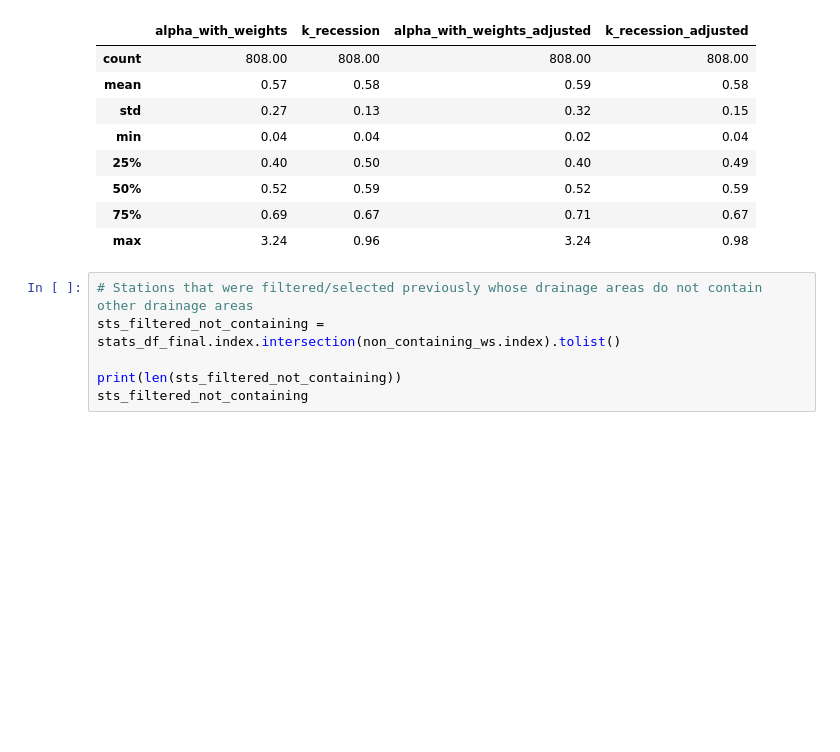
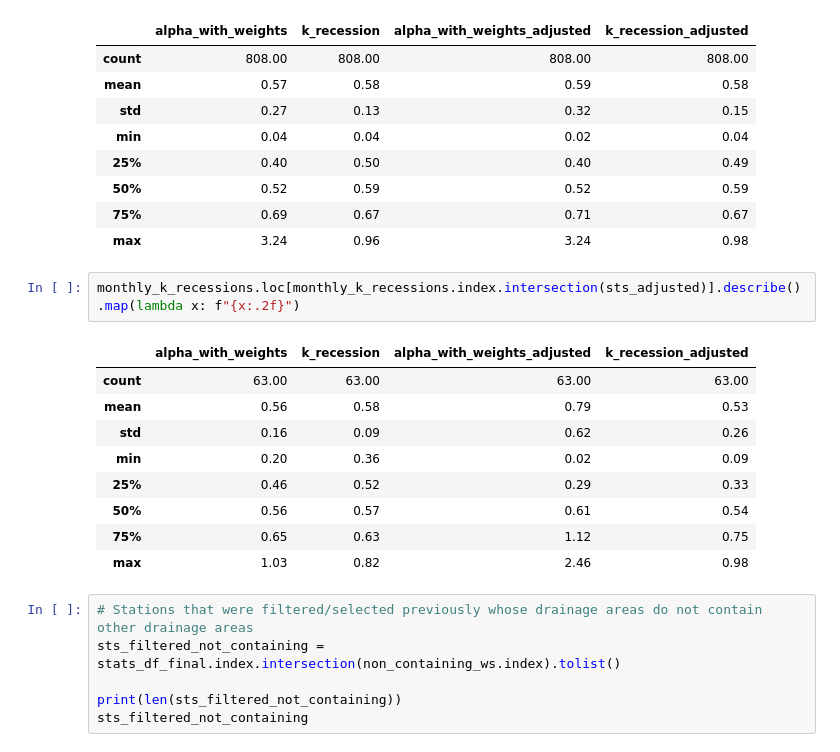
Before and after one commit to jevago262000/PhD_1-Water_Balance, a Jupyter notebook: 7.6.calibration_analysis.ipynb, the cells around one changed output. Saved outputs shown, nothing was run; the diff lists cells and outputs as text; blank space fills up the shorter version.

```diff
--- a/7.6.calibration_analysis.ipynb
+++ b/7.6.calibration_analysis.ipynb
@@ -245,6 +245,18 @@ monthly_k_recessions.describe().map(lambda x: f"{x:.2f}")
 | 50% | 0.52 | 0.59 | 0.52 | 0.59 |
 | 75% | 0.69 | 0.67 | 0.71 | 0.67 |
 | max | 3.24 | 0.96 | 3.24 | 0.98 |
+# %%
+monthly_k_recessions.loc[monthly_k_recessions.index.intersection(sts_adjusted)].describe().map(lambda x: f"{x:.2f}")
+# %% [output]
+|  | alpha_with_weights | k_recession | alpha_with_weights_adjusted | k_recession_adjusted |
+| count | 63.00 | 63.00 | 63.00 | 63.00 |
+| mean | 0.56 | 0.58 | 0.79 | 0.53 |
+| std | 0.16 | 0.09 | 0.62 | 0.26 |
+| min | 0.20 | 0.36 | 0.02 | 0.09 |
+| 25% | 0.46 | 0.52 | 0.29 | 0.33 |
+| 50% | 0.56 | 0.57 | 0.61 | 0.54 |
+| 75% | 0.65 | 0.63 | 1.12 | 0.75 |
+| max | 1.03 | 0.82 | 2.46 | 0.98 |
 # %%
 # Stations that were filtered/selected previously whose drainage areas do not contain other drainage areas
 sts_filtered_not_containing = stats_df_final.index.intersection(non_containing_ws.index).tolist()
```
